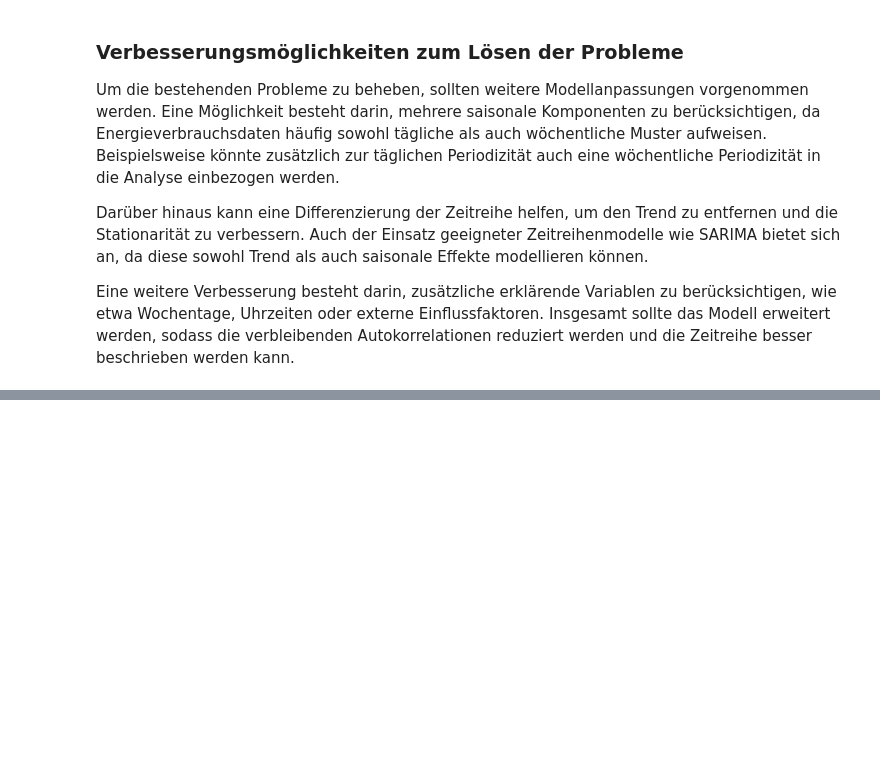
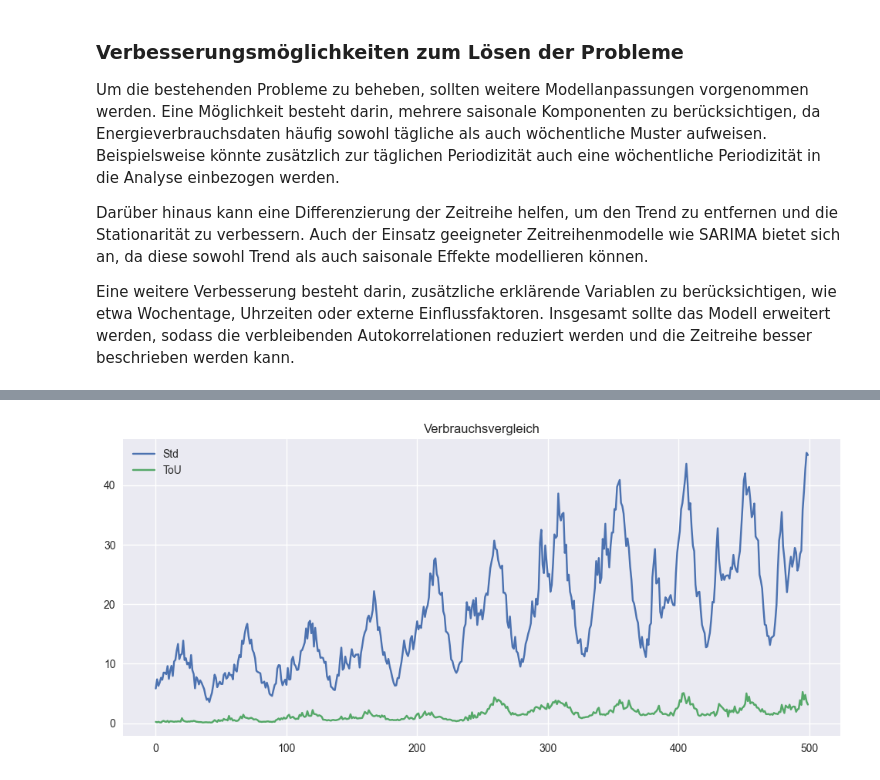
Before and after one commit to NicoBrn03/DaBi-Projektarbeit, a Jupyter notebook: Arbeitsblatt 1 .ipynb, the cells around one changed output, grey strips where cells are left out. Cells and saved outputs as stored; diff of their text form; code cells hidden in the pictures; blank space fills up the shorter version.

```diff
--- a/Arbeitsblatt 1 .ipynb
+++ b/Arbeitsblatt 1 .ipynb
@@ -111,0 +118,15 @@ Eine weitere Verbesserung besteht darin, zusätzliche erklärende Variablen zu b
+# %%
+# target definieren
+data["target"] = data["KWH"].shift(-12)
+# %%
+# Feature erstellen
+
+data["lag_1"] = data["KWH"].shift(1)
+data["lag_2"] = data["KWH"].shift(2)
+data["lag_12"] = data["KWH"].shift(12)   # 6 Stunden zurück
+data["lag_24"] = data["KWH"].shift(24)   # 1 Tag zurück
+data["lag_48"] = data["KWH"].shift(48)
+data["hour"] = data.index.hour
+data["dayofweek"] = data.index.dayofweek
+data["is_weekend"] = (data["dayofweek"] >= 5).astype(int)
+data["rolling_mean_6"] = data["KWH"].shift(1).rolling(6).mean() #leichte Glättung der input daten
@@ -111,0 +221,5 @@ Eine weitere Verbesserung besteht darin, zusätzliche erklärende Variablen zu b
+# %%
+# daten trennen
+
+std = data[data["rate"] == "Std"]
+tou = data[data["rate"] == "ToU"]
@@ -111,0 +231,9 @@ Eine weitere Verbesserung besteht darin, zusätzliche erklärende Variablen zu b
+# %%
+plt.figure(figsize=(12,5))
+plt.plot(std["KWH"].values[:500], label="Std")
+plt.plot(tou["KWH"].values[:500], label="ToU")
+plt.legend()
+plt.title("Verbrauchsvergleich")
+plt.show()
+# %% [output]
+[figure, added]
```
Also changed, not shown: parts of 21 cells of this notebook.
